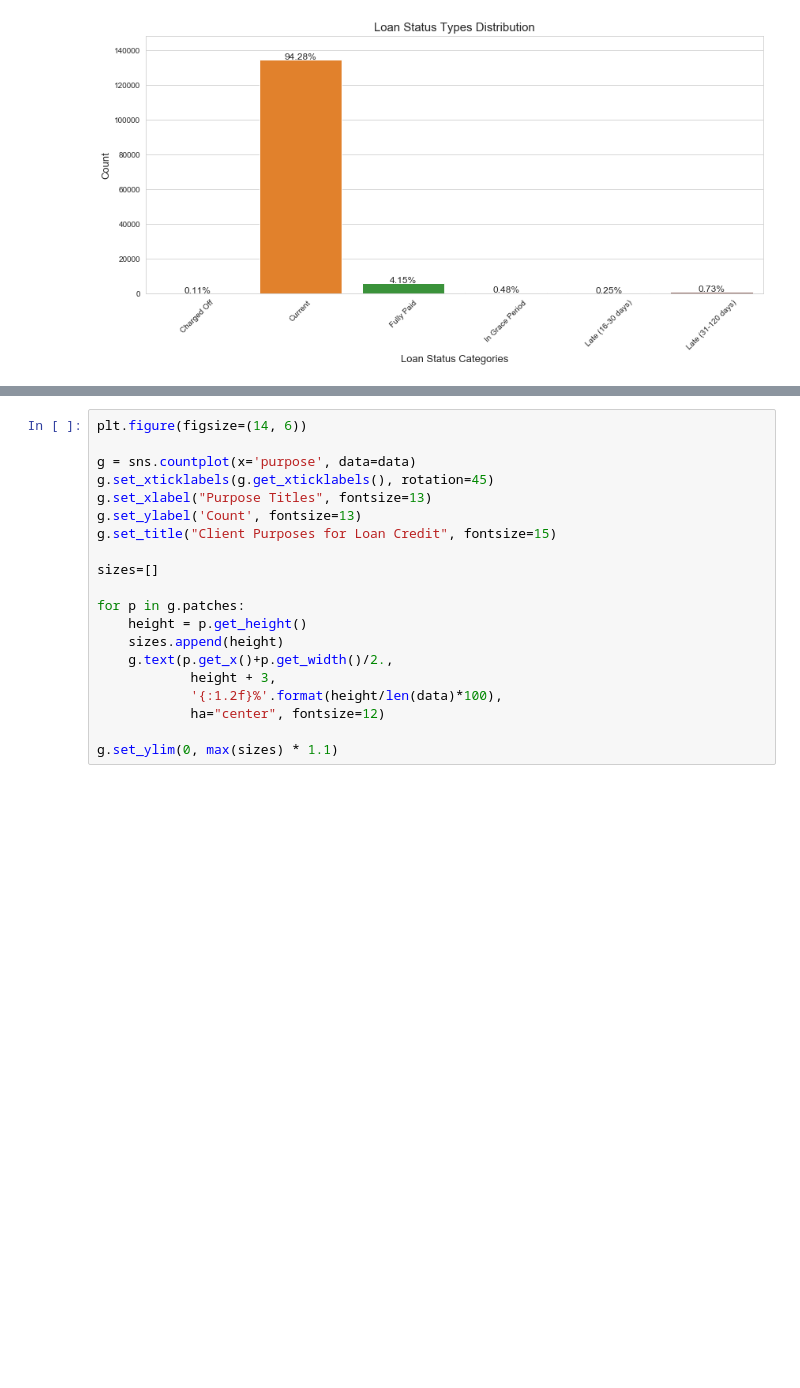
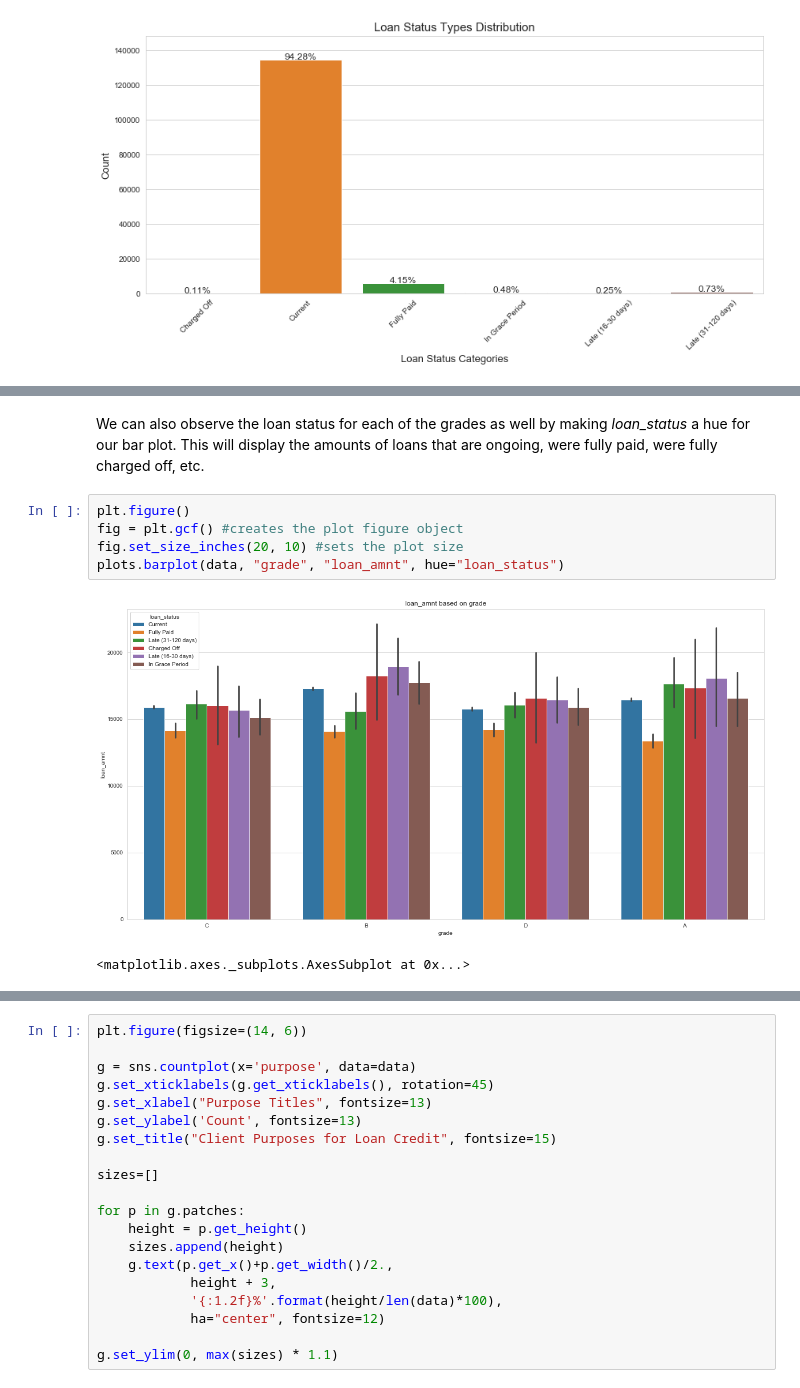
Before and after one commit to samsonq/Macroeconomic-Default-Analysis, a Jupyter notebook: notebooks/Loaning EDA & Data Visualization.ipynb, the cells around one changed output, grey strips where cells are left out. Saved outputs shown, nothing was run; the diff lists cells and outputs as text; blank space fills up the shorter version.

```diff
--- a/notebooks/Loaning EDA & Data Visualization.ipynb
+++ b/notebooks/Loaning EDA & Data Visualization.ipynb
@@ -110,0 +130,10 @@ plots.barplot(data, "grade", "loan_amnt", hue="sub_grade")
+# %% [markdown]
+We can also observe the loan status for each of the grades as well by making *loan_status* a hue for our bar plot. This will display the amounts of loans that are ongoing, were fully paid, were fully charged off, etc.
+# %%
+plt.figure()
+fig = plt.gcf() #creates the plot figure object
+fig.set_size_inches(20, 10) #sets the plot size
+plots.barplot(data, "grade", "loan_amnt", hue="loan_status")
+# %% [output]
+[figure, added]
+<matplotlib.axes._subplots.AxesSubplot at 0x...>
```
Also changed, not shown: parts of 40 cells of this notebook.
